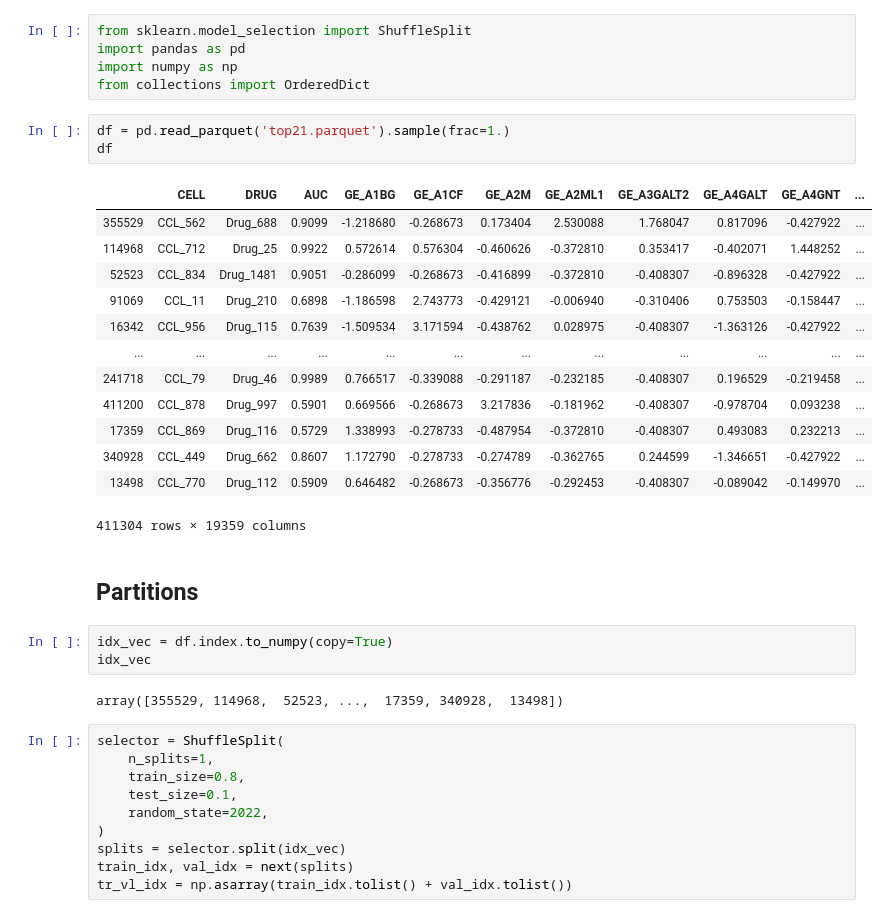
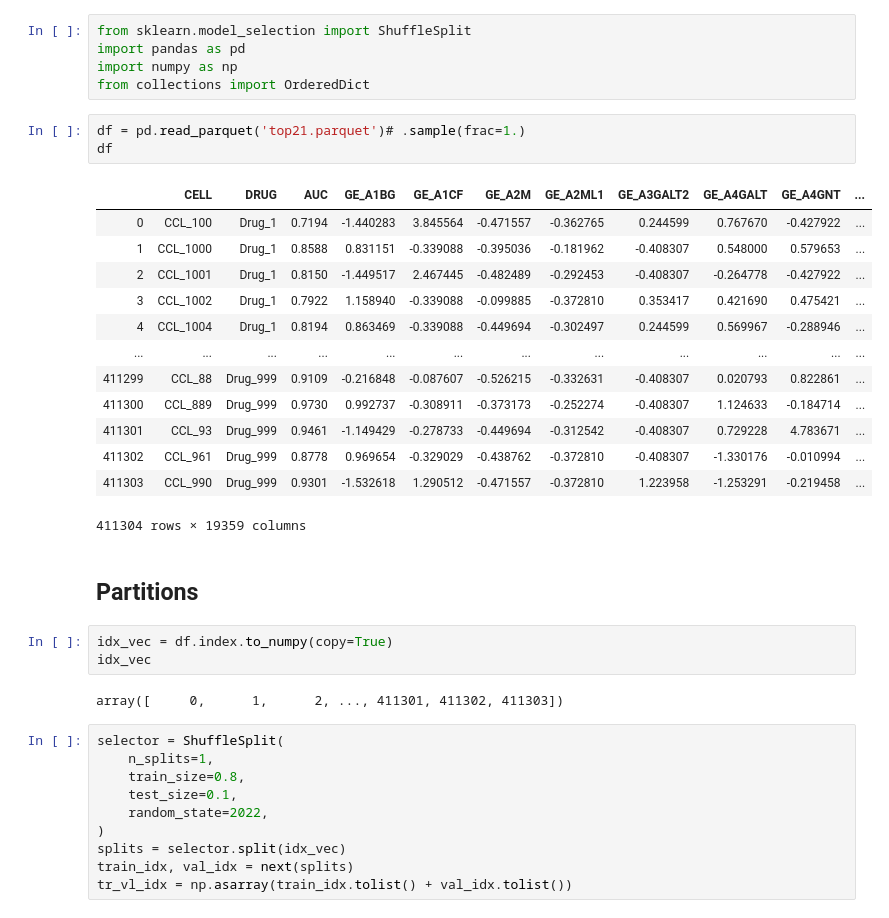
Before and after one commit to ECP-CANDLE/topN_generator, a Jupyter notebook: topNmaster_to_uno_prep.ipynb, the cells around one changed output. Cells and saved outputs as stored; diff of their text form.

```diff
--- a/topNmaster_to_uno_prep.ipynb
+++ b/topNmaster_to_uno_prep.ipynb
@@ -4,21 +4,21 @@ import pandas as pd
 import numpy as np
 from collections import OrderedDict
 # %%
-df = pd.read_parquet('top21.parquet').sample(frac=1.)
+df = pd.read_parquet('top21.parquet')# .sample(frac=1.)
 df
 # %% [output]
 |  | CELL | DRUG | AUC | GE_A1BG | GE_A1CF | GE_A2M | GE_A2ML1 | GE_A3GALT2 | GE_A4GALT | GE_A4GNT | ... |
-| 355529 | CCL_562 | Drug_688 | 0.9099 | -1.218680 | -0.268673 | 0.173404 | 2.530088 | 1.768047 | 0.817096 | -0.427922 | ... |
-| 114968 | CCL_712 | Drug_25 | 0.9922 | 0.572614 | 0.576304 | -0.460626 | -0.372810 | 0.353417 | -0.402071 | 1.448252 | ... |
-| 52523 | CCL_834 | Drug_1481 | 0.9051 | -0.286099 | -0.268673 | -0.416899 | -0.372810 | -0.408307 | -0.896328 | -0.427922 | ... |
-| 91069 | CCL_11 | Drug_210 | 0.6898 | -1.186598 | 2.743773 | -0.429121 | -0.006940 | -0.310406 | 0.753503 | -0.158447 | ... |
-| 16342 | CCL_956 | Drug_115 | 0.7639 | -1.509534 | 3.171594 | -0.438762 | 0.028975 | -0.408307 | -1.363126 | -0.427922 | ... |
+| 0 | CCL_100 | Drug_1 | 0.7194 | -1.440283 | 3.845564 | -0.471557 | -0.362765 | 0.244599 | 0.767670 | -0.427922 | ... |
+| 1 | CCL_1000 | Drug_1 | 0.8588 | 0.831151 | -0.339088 | -0.395036 | -0.181962 | -0.408307 | 0.548000 | 0.579653 | ... |
+| 2 | CCL_1001 | Drug_1 | 0.8150 | -1.449517 | 2.467445 | -0.482489 | -0.292453 | -0.408307 | -0.264778 | -0.427922 | ... |
+| 3 | CCL_1002 | Drug_1 | 0.7922 | 1.158940 | -0.339088 | -0.099885 | -0.372810 | 0.353417 | 0.421690 | 0.475421 | ... |
+| 4 | CCL_1004 | Drug_1 | 0.8194 | 0.863469 | -0.339088 | -0.449694 | -0.302497 | 0.244599 | 0.569967 | -0.288946 | ... |
 | ... | ... | ... | ... | ... | ... | ... | ... | ... | ... | ... | ... |
-| 241718 | CCL_79 | Drug_46 | 0.9989 | 0.766517 | -0.339088 | -0.291187 | -0.232185 | -0.408307 | 0.196529 | -0.219458 | ... |
-| 411200 | CCL_878 | Drug_997 | 0.5901 | 0.669566 | -0.268673 | 3.217836 | -0.181962 | -0.408307 | -0.978704 | 0.093238 | ... |
-| 17359 | CCL_869 | Drug_116 | 0.5729 | 1.338993 | -0.278733 | -0.487954 | -0.372810 | -0.408307 | 0.493083 | 0.232213 | ... |
-| 340928 | CCL_449 | Drug_662 | 0.8607 | 1.172790 | -0.278733 | -0.274789 | -0.362765 | 0.244599 | -1.346651 | -0.427922 | ... |
-| 13498 | CCL_770 | Drug_112 | 0.5909 | 0.646482 | -0.268673 | -0.356776 | -0.292453 | -0.408307 | -0.089042 | -0.149970 | ... |
+| 411299 | CCL_88 | Drug_999 | 0.9109 | -0.216848 | -0.087607 | -0.526215 | -0.332631 | -0.408307 | 0.020793 | 0.822861 | ... |
+| 411300 | CCL_889 | Drug_999 | 0.9730 | 0.992737 | -0.308911 | -0.373173 | -0.252274 | -0.408307 | 1.124633 | -0.184714 | ... |
+| 411301 | CCL_93 | Drug_999 | 0.9461 | -1.149429 | -0.278733 | -0.449694 | -0.312542 | -0.408307 | 0.729228 | 4.783671 | ... |
+| 411302 | CCL_961 | Drug_999 | 0.8778 | 0.969654 | -0.329029 | -0.438762 | -0.372810 | -0.408307 | -1.330176 | -0.010994 | ... |
+| 411303 | CCL_990 | Drug_999 | 0.9301 | -1.532618 | 1.290512 | -0.471557 | -0.372810 | 1.223958 | -1.253291 | -0.219458 | ... |
 411304 rows × 19359 columns
 # %% [markdown]
 ## Partitions
@@ -26,7 +26,7 @@ df
 idx_vec = df.index.to_numpy(copy=True)
 idx_vec
 # %% [output]
-array([355529, 114968,  52523, ...,  17359, 340928,  13498])
+array([     0,      1,      2, ..., 411301, 411302, 411303])
 # %%
 selector = ShuffleSplit(
     n_splits=1,
```
Also changed, not shown: parts of 3 cells of this notebook, 1 other file.
